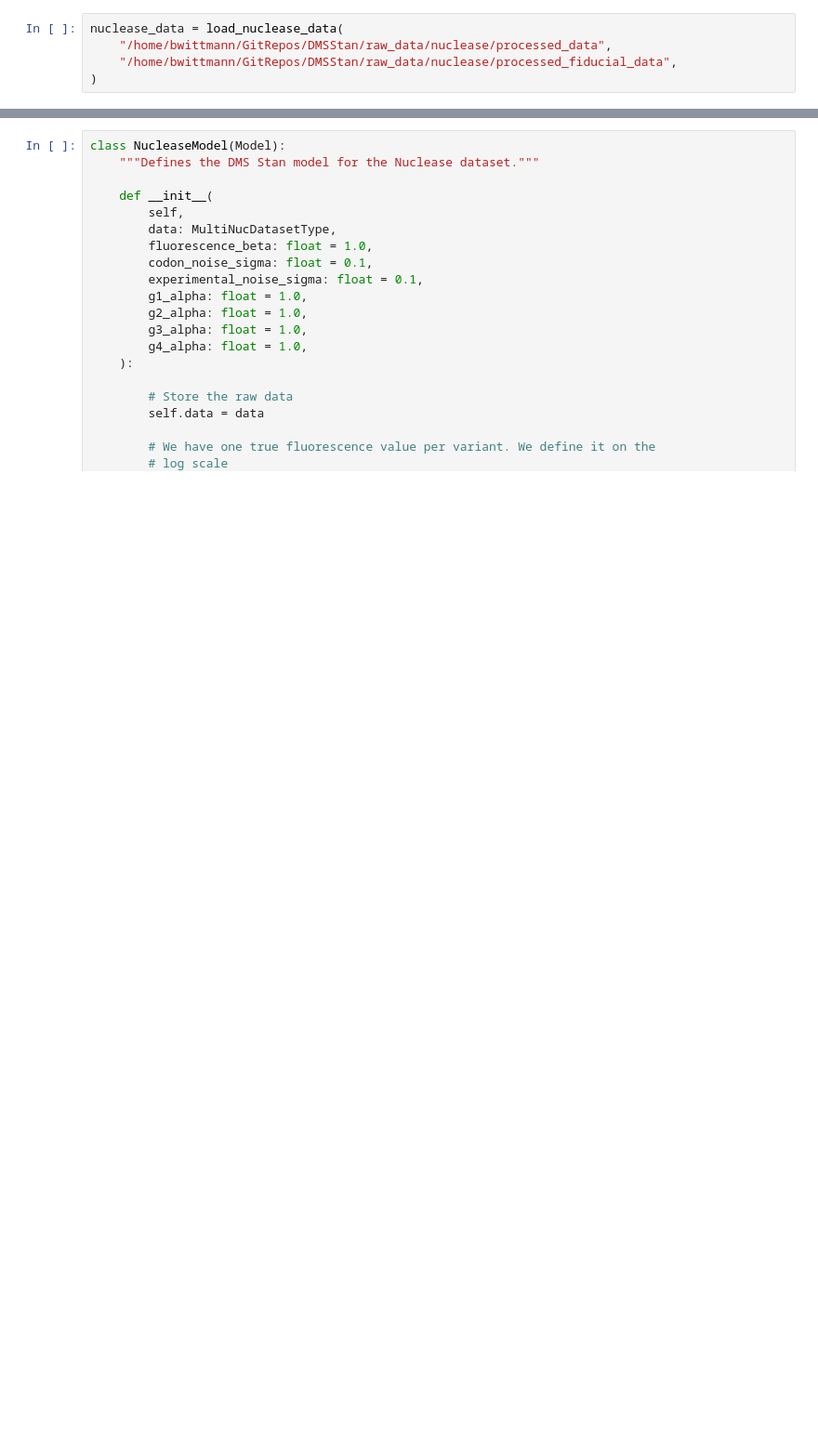
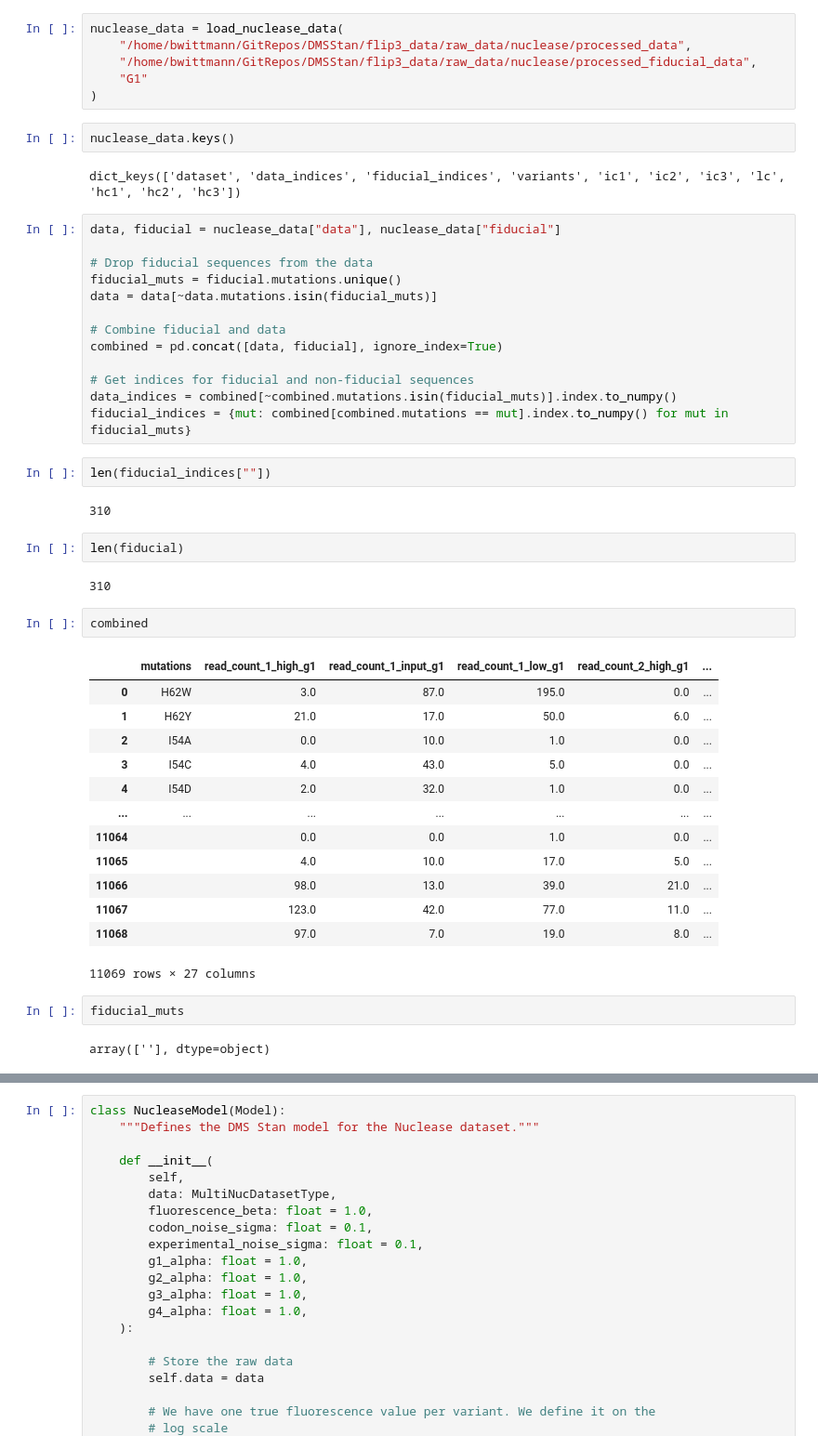
Before and after one commit to microsoft/SciStanPy, a Jupyter notebook: sandbox.ipynb, the cells around one changed output, grey strips where cells are left out. Shown at 93% size. Saved outputs shown, nothing was run; the diff lists cells and outputs as text; blank space fills up the shorter version.

```diff
--- a/sandbox.ipynb
+++ b/sandbox.ipynb
@@ -80,5 +12,51 @@ sys.
 # %%
 nuclease_data = load_nuclease_data(
-    "/home/bwittmann/GitRepos/DMSStan/raw_data/nuclease/processed_data",
-    "/home/bwittmann/GitRepos/DMSStan/raw_data/nuclease/processed_fiducial_data",
+    "/home/bwittmann/GitRepos/DMSStan/flip3_data/raw_data/nuclease/processed_data",
+    "/home/bwittmann/GitRepos/DMSStan/flip3_data/raw_data/nuclease/processed_fiducial_data",
+    "G1"
 )
+# %%
+nuclease_data.keys()
+# %% [output]
+dict_keys(['dataset', 'data_indices', 'fiducial_indices', 'variants', 'ic1', 'ic2', 'ic3', 'lc', 'hc1', 'hc2', 'hc3'])
+# %%
+data, fiducial = nuclease_data["data"], nuclease_data["fiducial"]
+
+# Drop fiducial sequences from the data
+fiducial_muts = fiducial.mutations.unique()
+data = data[~data.mutations.isin(fiducial_muts)]
+
+# Combine fiducial and data
+combined = pd.concat([data, fiducial], ignore_index=True)
+
+# Get indices for fiducial and non-fiducial sequences
+data_indices = combined[~combined.mutations.isin(fiducial_muts)].index.to_numpy()
+fiducial_indices = {mut: combined[combined.mutations == mut].index.to_numpy() for mut in fiducial_muts}
+# %%
+len(fiducial_indices[""])
+# %% [output]
+310
+# %%
+len(fiducial)
+# %% [output]
+310
+# %%
+combined
+# %% [output]
+|  | mutations | read_count_1_high_g1 | read_count_1_input_g1 | read_count_1_low_g1 | read_count_2_high_g1 | ... |
+| 0 | H62W | 3.0 | 87.0 | 195.0 | 0.0 | ... |
+| 1 | H62Y | 21.0 | 17.0 | 50.0 | 6.0 | ... |
+| 2 | I54A | 0.0 | 10.0 | 1.0 | 0.0 | ... |
+| 3 | I54C | 4.0 | 43.0 | 5.0 | 0.0 | ... |
+| 4 | I54D | 2.0 | 32.0 | 1.0 | 0.0 | ... |
+| ... | ... | ... | ... | ... | ... | ... |
+| 11064 |  | 0.0 | 0.0 | 1.0 | 0.0 | ... |
+| 11065 |  | 4.0 | 10.0 | 17.0 | 5.0 | ... |
+| 11066 |  | 98.0 | 13.0 | 39.0 | 21.0 | ... |
+| 11067 |  | 123.0 | 42.0 | 77.0 | 11.0 | ... |
+| 11068 |  | 97.0 | 7.0 | 19.0 | 8.0 | ... |
+11069 rows × 27 columns
+# %%
+fiducial_muts
+# %% [output]
+array([''], dtype=object)
```
Also changed, not shown: parts of 21 cells of this notebook.
